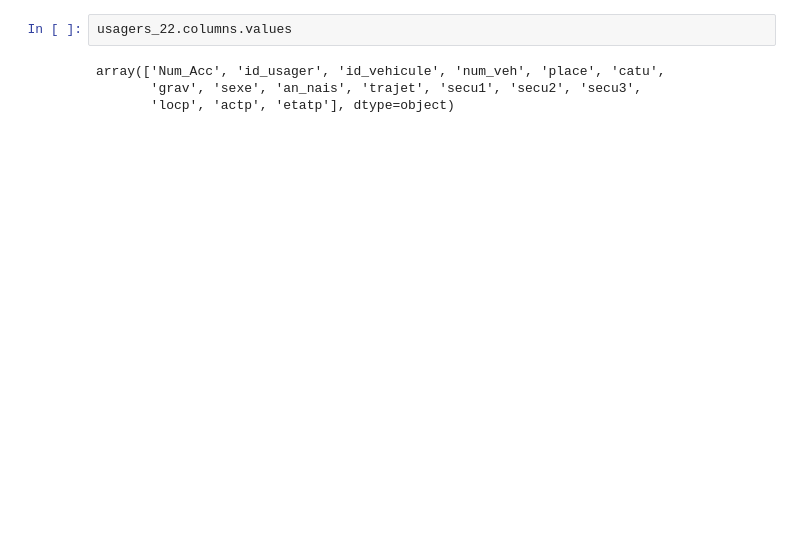
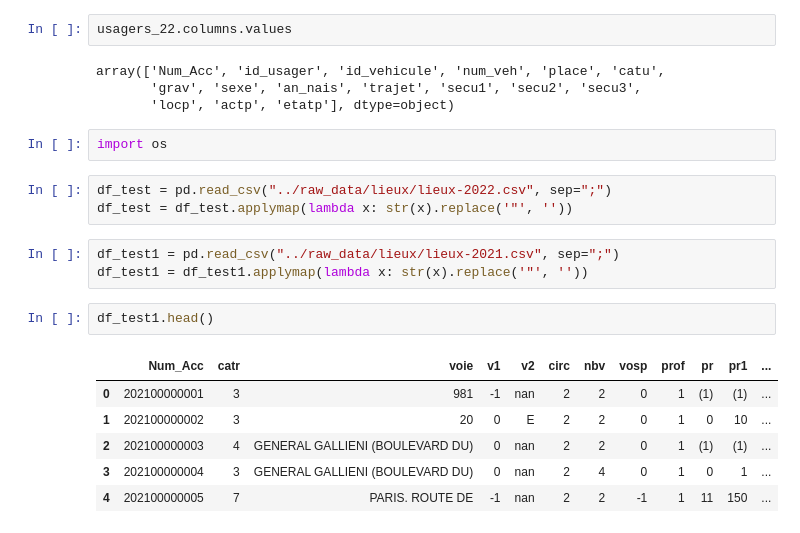
Before and after one commit to AurelienBr22/CyclingFacilities, a Jupyter notebook: notebooks/notebook_chams.ipynb, the cells around one changed output. Saved outputs shown, nothing was run; the diff lists cells and outputs as text; blank space fills up the shorter version.

```diff
--- a/notebooks/notebook_chams.ipynb
+++ b/notebooks/notebook_chams.ipynb
@@ -69,3 +124,20 @@ usagers_22.columns.values
 array(['Num_Acc', 'id_usager', 'id_vehicule', 'num_veh', 'place', 'catu',
        'grav', 'sexe', 'an_nais', 'trajet', 'secu1', 'secu2', 'secu3',
        'locp', 'actp', 'etatp'], dtype=object)
+# %%
+import os
+# %%
+df_test = pd.read_csv("../raw_data/lieux/lieux-2022.csv", sep=";")
+df_test = df_test.applymap(lambda x: str(x).replace('"', ''))
+# %%
+df_test1 = pd.read_csv("../raw_data/lieux/lieux-2021.csv", sep=";")
+df_test1 = df_test1.applymap(lambda x: str(x).replace('"', ''))
+# %%
+df_test1.head()
+# %% [output]
+|  | Num_Acc | catr | voie | v1 | v2 | circ | nbv | vosp | prof | pr | pr1 | ... |
+| 0 | 202100000001 | 3 | 981 | -1 | nan | 2 | 2 | 0 | 1 | (1) | (1) | ... |
+| 1 | 202100000002 | 3 | 20 | 0 | E | 2 | 2 | 0 | 1 | 0 | 10 | ... |
+| 2 | 202100000003 | 4 | GENERAL GALLIENI (BOULEVARD DU) | 0 | nan | 2 | 2 | 0 | 1 | (1) | (1) | ... |
+| 3 | 202100000004 | 3 | GENERAL GALLIENI (BOULEVARD DU) | 0 | nan | 2 | 4 | 0 | 1 | 0 | 1 | ... |
+| 4 | 202100000005 | 7 | PARIS. ROUTE DE | -1 | nan | 2 | 2 | -1 | 1 | 11 | 150 | ... |
```
Also changed, not shown: parts of 23 cells of this notebook.
